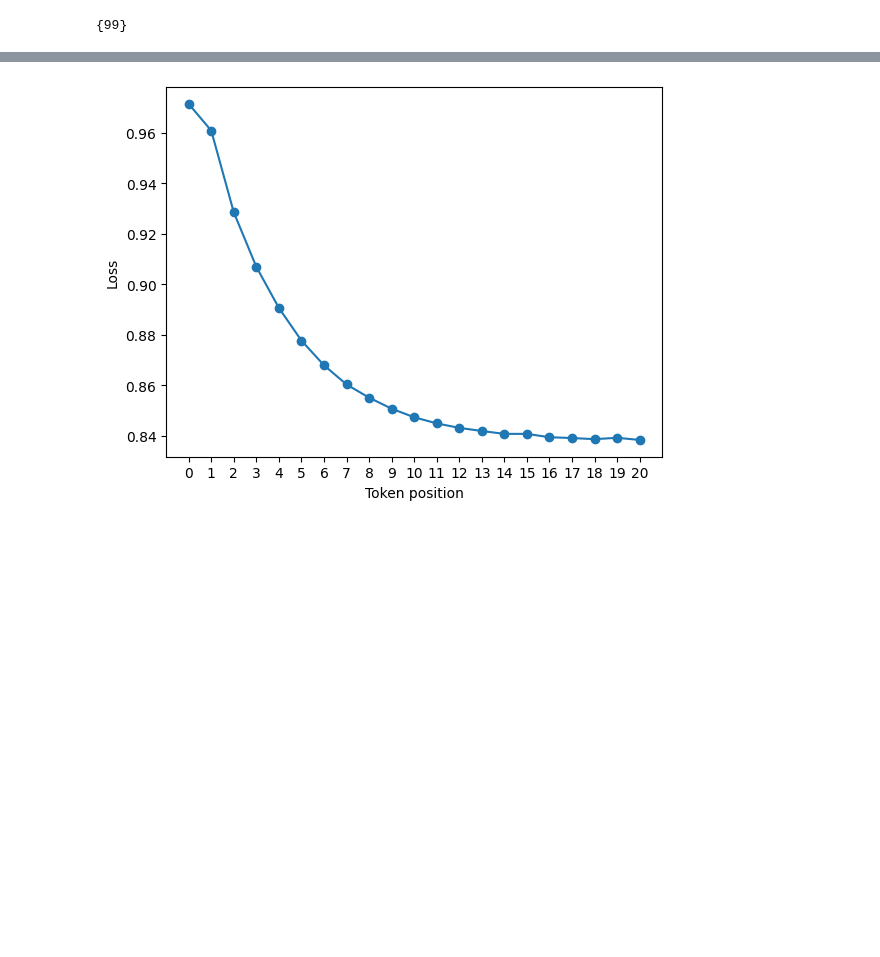
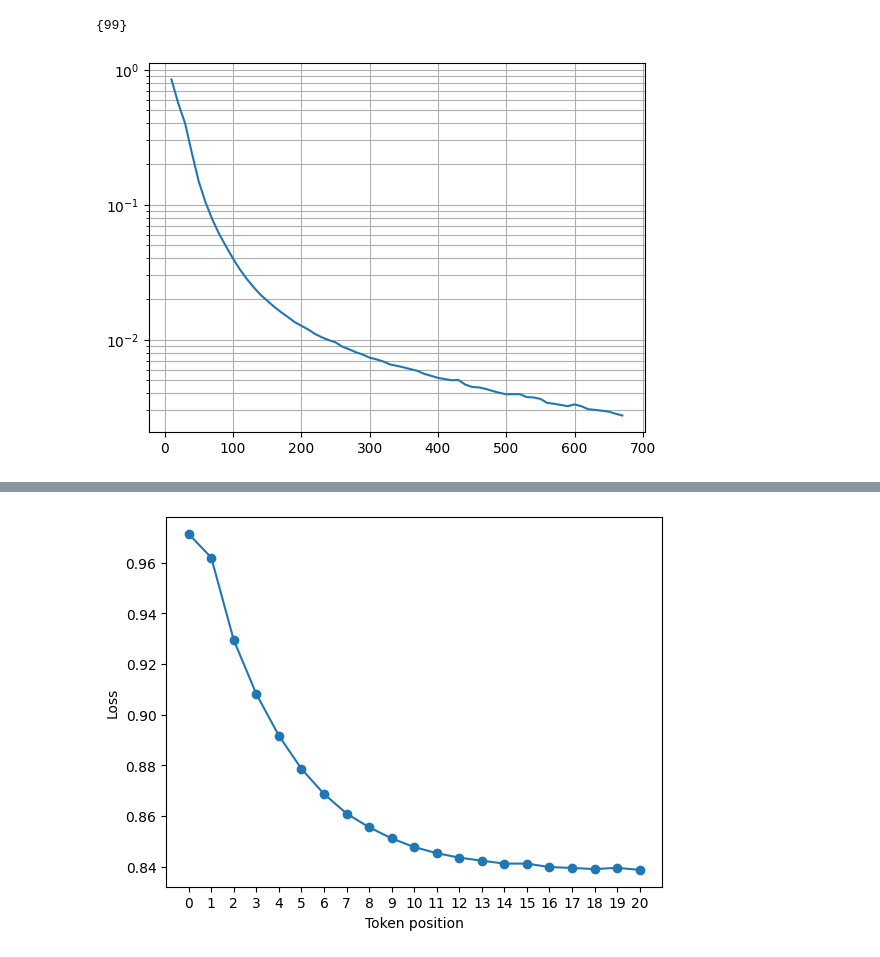
Before and after one commit to Astera-org/simplexity, a Jupyter notebook: notebooks/icl.ipynb, the cells around one changed output, grey strips where cells are left out. Saved outputs shown, nothing was run; the diff lists cells and outputs as text; code cells hidden in the pictures; blank space fills up the shorter version.

```diff
--- a/notebooks/icl.ipynb
+++ b/notebooks/icl.ipynb
@@ -72,5 +72,18 @@ new_metrics: dict[int, Metric] = {int(k.split("_")[-1]): v for k, v in metrics.i
 set(range(100)) - set(new_metrics.keys())
 # %% [output]
 {99}
+# %%
+import matplotlib.pyplot as plt
+
+m = new_metrics[50]
+x = m.steps
+y = m.values
+
+plt.figure()
+plt.semilogy(x, y / min_loss - 1)
+plt.grid(True, which="both")
+plt.show()
+# %% [output]
+[figure, added]
 # %%
 import matplotlib.pyplot as plt
```
Also changed, not shown: parts of 6 cells of this notebook.
